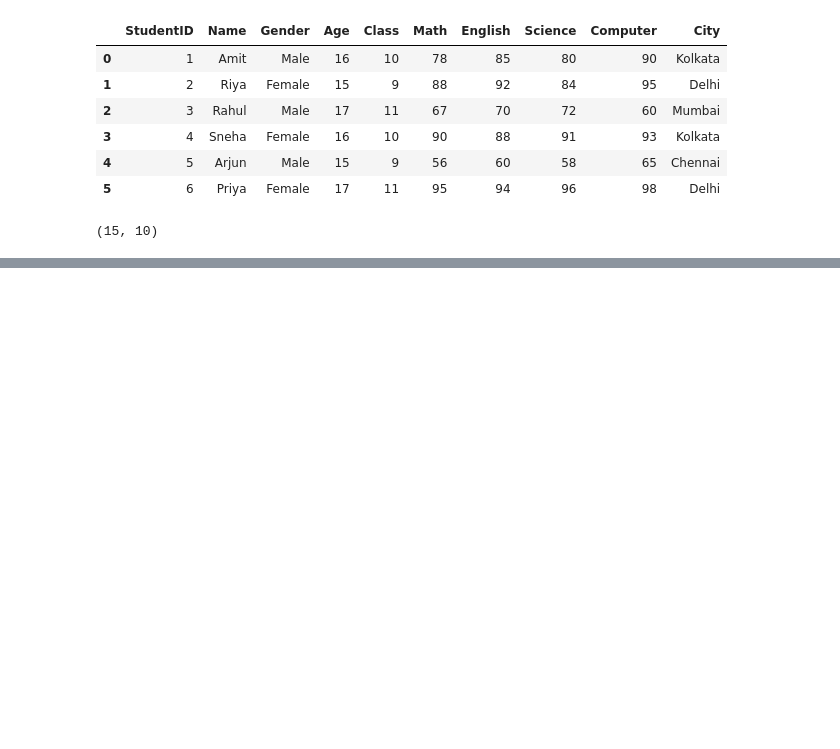
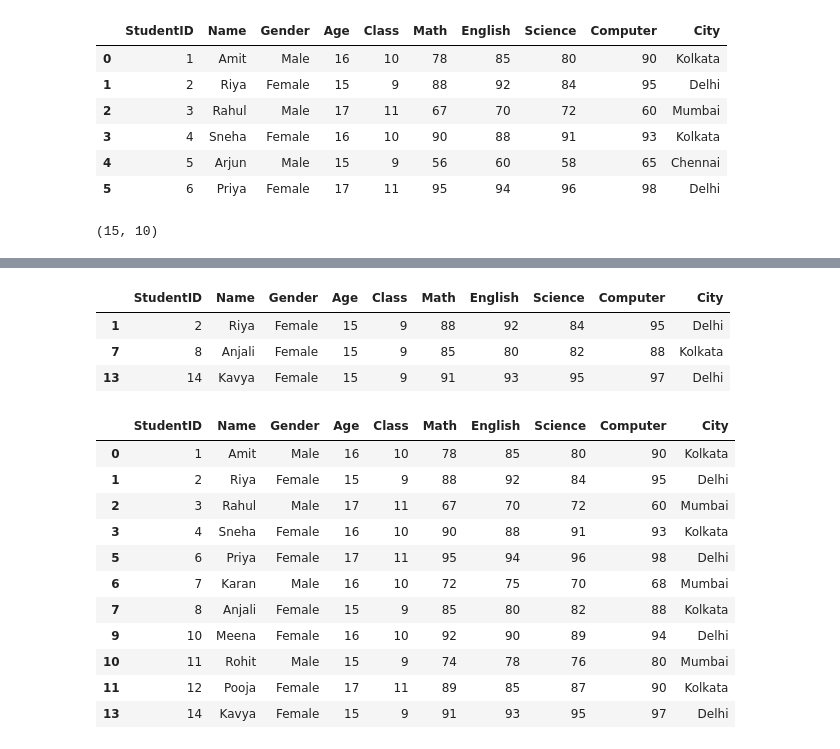
Before and after one commit to Biswajit-Sardar/pandas, a Jupyter notebook: practice.ipynb, the cells around one changed output, grey strips where cells are left out. Drawn from its saved outputs; the diff is of its cells as text; code cells hidden in the pictures; blank space fills up the shorter version.

```diff
--- a/practice.ipynb
+++ b/practice.ipynb
@@ -60,5 +142,25 @@ df.shape
 # %%
 #Show Female students who are 15 years old.
+df[(df['Gender'] == 'Female')&(df['Age'] ==15)]
+# %% [output]
+|  | StudentID | Name | Gender | Age | Class | Math | English | Science | Computer | City |
+| 1 | 2 | Riya | Female | 15 | 9 | 88 | 92 | 84 | 95 | Delhi |
+| 7 | 8 | Anjali | Female | 15 | 9 | 85 | 80 | 82 | 88 | Kolkata |
+| 13 | 14 | Kavya | Female | 15 | 9 | 91 | 93 | 95 | 97 | Delhi |
 # %%
 
 #Show students who scored less than 70 in Science.
+df[df['Science'] >=70]
+# %% [output]
+|  | StudentID | Name | Gender | Age | Class | Math | English | Science | Computer | City |
+| 0 | 1 | Amit | Male | 16 | 10 | 78 | 85 | 80 | 90 | Kolkata |
+| 1 | 2 | Riya | Female | 15 | 9 | 88 | 92 | 84 | 95 | Delhi |
+| 2 | 3 | Rahul | Male | 17 | 11 | 67 | 70 | 72 | 60 | Mumbai |
+| 3 | 4 | Sneha | Female | 16 | 10 | 90 | 88 | 91 | 93 | Kolkata |
+| 5 | 6 | Priya | Female | 17 | 11 | 95 | 94 | 96 | 98 | Delhi |
+| 6 | 7 | Karan | Male | 16 | 10 | 72 | 75 | 70 | 68 | Mumbai |
+| 7 | 8 | Anjali | Female | 15 | 9 | 85 | 80 | 82 | 88 | Kolkata |
+| 9 | 10 | Meena | Female | 16 | 10 | 92 | 90 | 89 | 94 | Delhi |
+| 10 | 11 | Rohit | Male | 15 | 9 | 74 | 78 | 76 | 80 | Mumbai |
+| 11 | 12 | Pooja | Female | 17 | 11 | 89 | 85 | 87 | 90 | Kolkata |
+| 13 | 14 | Kavya | Female | 15 | 9 | 91 | 93 | 95 | 97 | Delhi |
```
Also changed, not shown: parts of 9 cells of this notebook.
